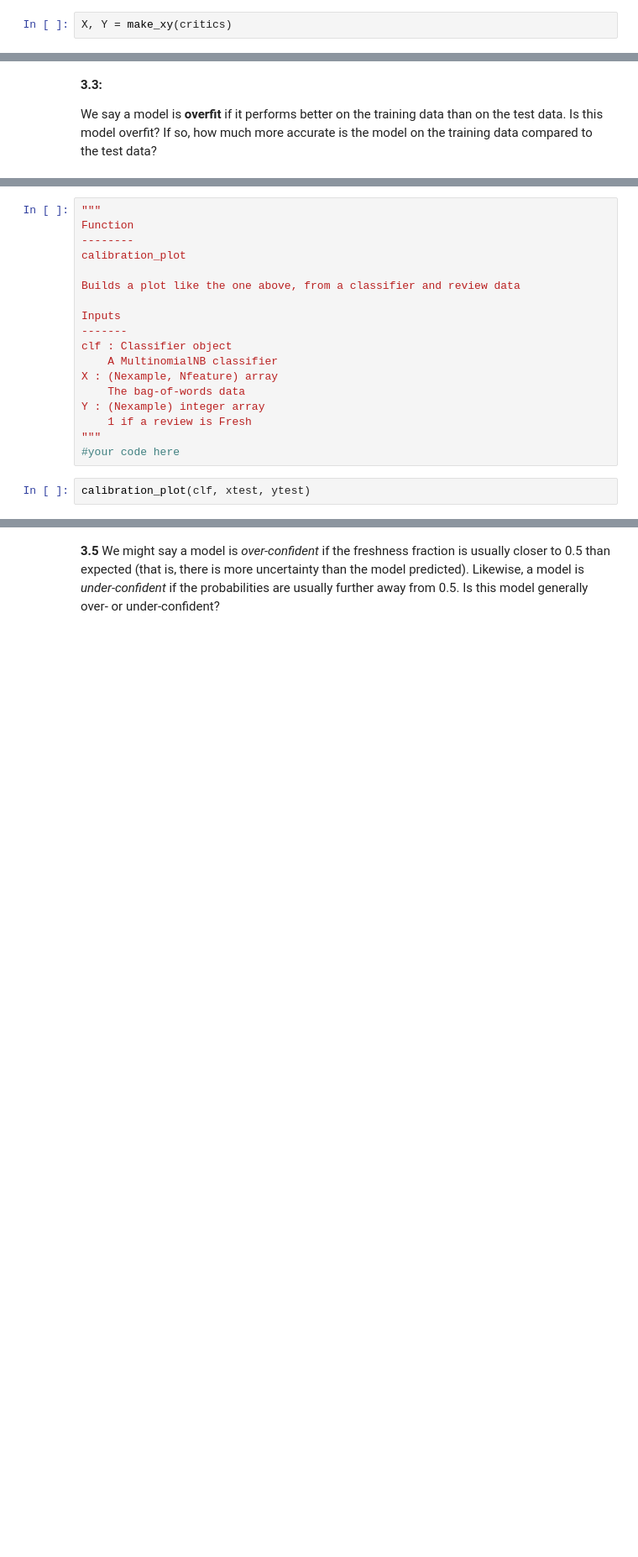
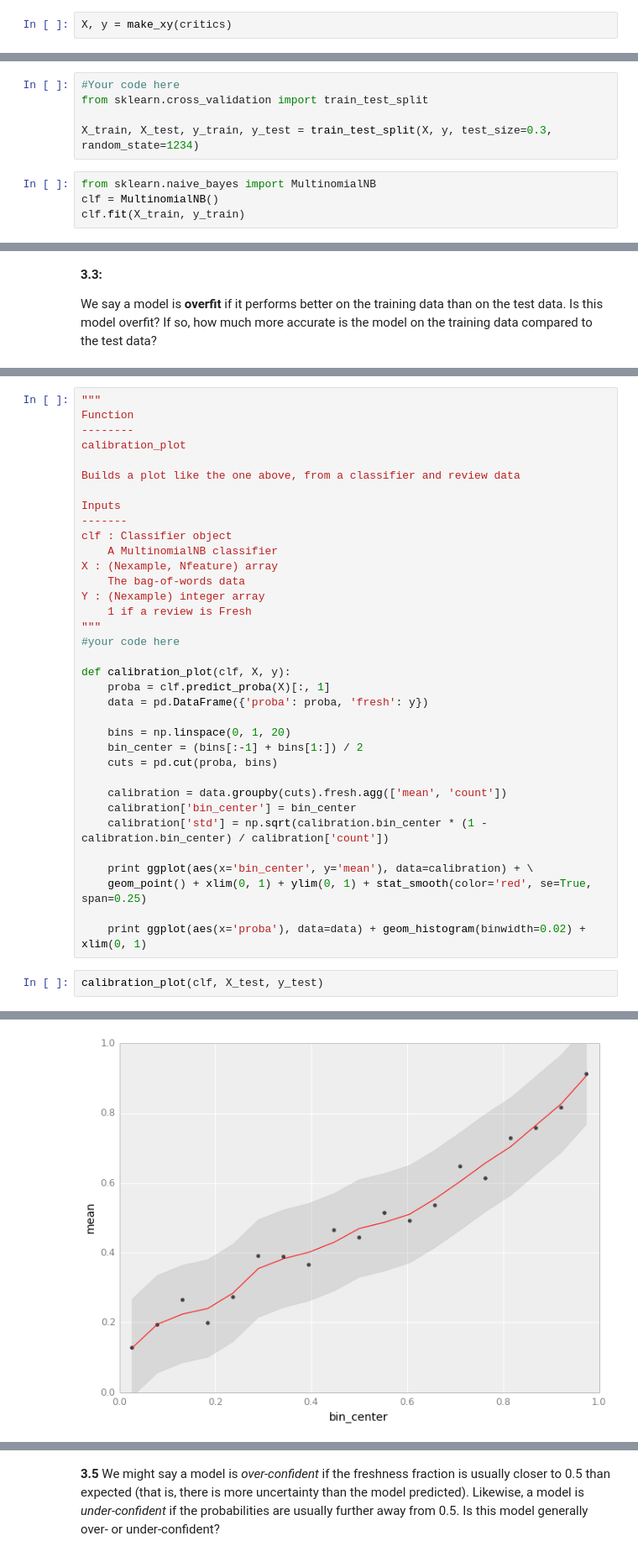
Before and after one commit to danielfrg/harvard-cs109-fall-2013, a Jupyter notebook: homeworks/HW3/HW3_mysolution.ipynb, the cells around one changed output, grey strips where cells are left out. Shown: that part at 84% size. Saved outputs shown, nothing was run; the diff lists cells and outputs as text; blank space fills up the shorter version.

```diff
--- a/homeworks/HW3/HW3_mysolution.ipynb
+++ b/homeworks/HW3/HW3_mysolution.ipynb
@@ -524,5 +522,5 @@ def make_xy(critics, vectorizer=None):
 # %%
-X, Y = make_xy(critics)
+X, y = make_xy(critics)
 # %% [markdown]
 
 **3.2** Next, randomly split the data into two groups: a
@@ -537,0 +534,9 @@ You can use [`train_test_split`](http://scikit-learn.org/stable/modules/generate
+# %%
+#Your code here
+from sklearn.cross_validation import train_test_split
+
+X_train, X_test, y_train, y_test = train_test_split(X, y, test_size=0.3, random_state=1234)
+# %%
+from sklearn.naive_bayes import MultinomialNB
+clf = MultinomialNB()
+clf.fit(X_train, y_train)
@@ -586,5 +602,23 @@ Y : (Nexample) integer array
     1 if a review is Fresh
 """
 #your code here
+
+def calibration_plot(clf, X, y):
+    proba = clf.predict_proba(X)[:, 1]
+    data = pd.DataFrame({'proba': proba, 'fresh': y})
+
+    bins = np.linspace(0, 1, 20)
+    bin_center = (bins[:-1] + bins[1:]) / 2
+    cuts = pd.cut(proba, bins)
+
+    calibration = data.groupby(cuts).fresh.agg(['mean', 'count'])
+    calibration['bin_center'] = bin_center
+    calibration['std'] = np.sqrt(calibration.bin_center * (1 - calibration.bin_center) / calibration['count'])
+
+    print ggplot(aes(x='bin_center', y='mean'), data=calibration) + \
+    geom_point() + xlim(0, 1) + ylim(0, 1) + stat_smooth(color='red', se=True, span=0.25)
+
+    print ggplot(aes(x='proba'), data=data) + geom_histogram(binwidth=0.02) + xlim(0, 1)
 # %%
-calibration_plot(clf, xtest, ytest)
+calibration_plot(clf, X_test, y_test)
+# %% [output]
@@ -590,0 +627 @@ calibration_plot(clf, xtest, ytest)
+[figure, added]
```
Also changed, not shown: parts of 40 cells of this notebook.
